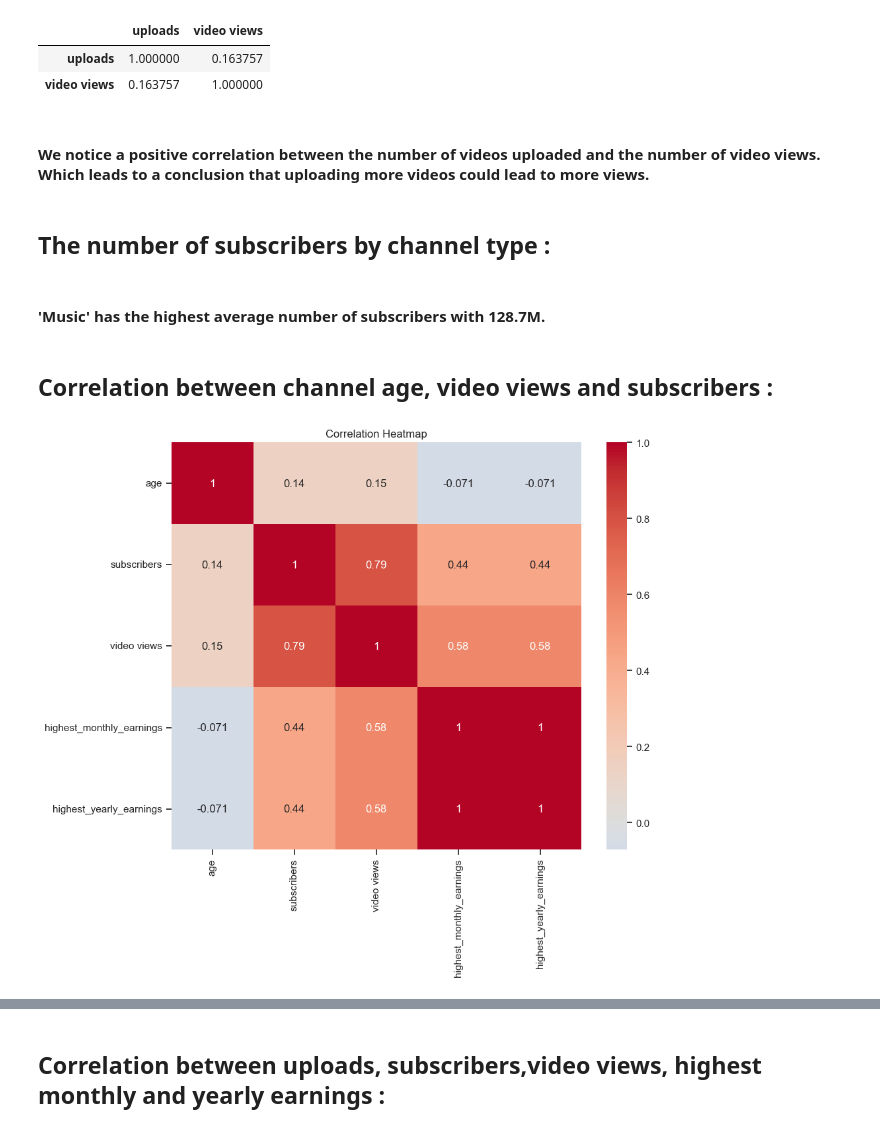
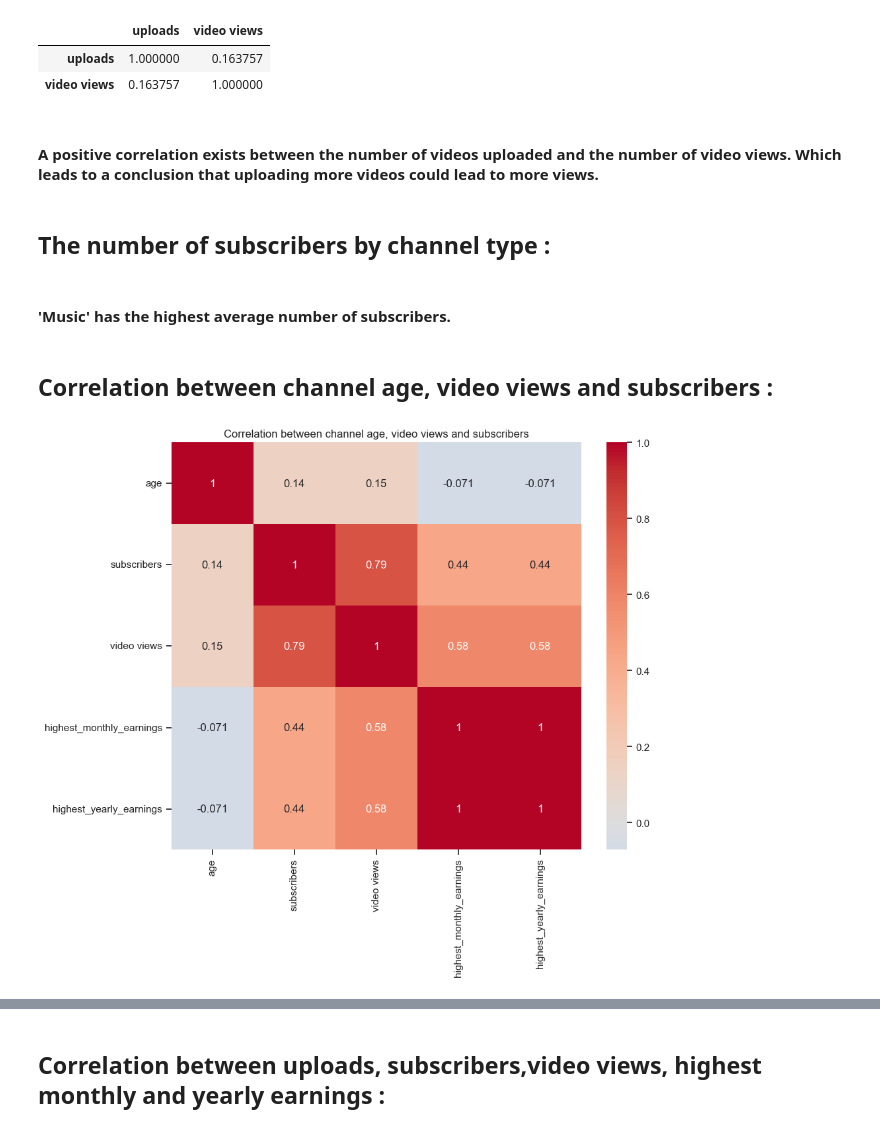
Before and after one commit to ImaneMdn/Youtube-EDA-, a Jupyter notebook: youtubeeda.ipynb, the cells around one changed output, grey strips where cells are left out. Drawn from its saved outputs; the diff is of its cells as text; code cells hidden in the pictures.

```diff
--- a/youtubeeda.ipynb
+++ b/youtubeeda.ipynb
@@ -715,7 +718,7 @@ correlation_views_uploads
 | uploads | 1.000000 | 0.163757 |
 | video views | 0.163757 | 1.000000 |
 # %% [markdown]
-#### We notice a positive correlation between the number of videos uploaded and the number of video views. Which leads to a conclusion that uploading more videos could lead to more views.
+#### A positive correlation exists between the number of videos uploaded and the number of video views. Which leads to a conclusion that uploading more videos could lead to more views.
 # %% [markdown]
 ## The number of subscribers by channel type :
 # %%
@@ -735,24 +738,24 @@ fig.update_xaxes(tickangle=45)
 fig.show()
 # %% [markdown]
-#### 'Music' has the highest average number of subscribers with 128.7M.
+#### 'Music' has the highest average number of subscribers.
 # %% [markdown]
 ## Correlation between channel age, video views and subscribers :
 # %%
 from datetime import datetime
 current_year = datetime.now().year
 df['age'] = current_year - df['created_year']
 
 # Select the columns for correlation
 columns_for_correlation = ['age', 'subscribers', 'video views', 'highest_monthly_earnings', 'highest_yearly_earnings']
 
 # Calculate the correlation matrix
 correlation_matrix = df[columns_for_correlation].corr()
 
-# Create a heatmap
+
 plt.figure(figsize=(10, 8))
 sns.heatmap(correlation_matrix, annot=True, cmap='coolwarm', center=0)
-plt.title('Correlation Heatmap')
+plt.title('Correlation between channel age, video views and subscribers')
 plt.show()
 # %% [output]
-[figure, old version]
+[figure, new version]
 # %% [markdown]
```
Also changed, not shown: parts of 32 cells of this notebook.
